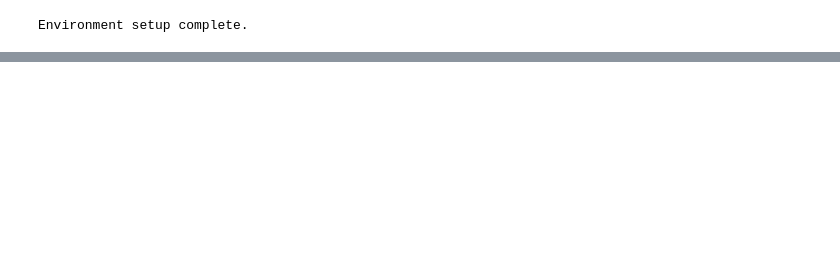
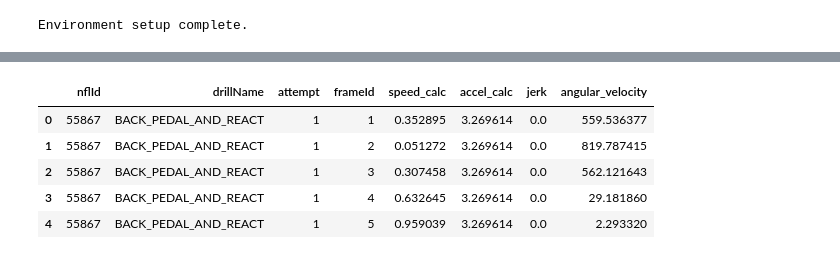
Before and after one commit to Maverick-0508/automatic-enigma, a Jupyter notebook: notebook-nflbigdatabowl.ipynb, the cells around one changed output, grey strips where cells are left out. Cells and saved outputs as stored; diff of their text form; code cells hidden in the pictures; blank space fills up the shorter version.

```diff
--- a/notebook-nflbigdatabowl.ipynb
+++ b/notebook-nflbigdatabowl.ipynb
@@ -46,0 +109,80 @@ Environment setup complete.
+# %%
+import numpy as np
+import pandas as pd
+from scipy.signal import savgol_filter
+
+# 1. Load Combine Tracking Data
+print("Loading combine_tracking.csv...")
+combine_tracking = load_and_optimize('combine_tracking.csv')
+
+# 2. Rename columns uniquely (avoid duplicate column names)
+column_mapping = {
+    'nfl_id': 'nflId',
+    'drill_name': 'drillName',
+    'drill_type': 'drillType',
+    'event_id': 'eventId'
+}
+combine_tracking = combine_tracking.rename(columns=column_mapping)
+
+print(f"✅ Combine Tracking loaded: {len(combine_tracking):,} rows across {combine_tracking['nflId'].nunique()} prospects.")
+
+# 3. Kinematic Feature Extraction Function
+def extract_kinematics(df: pd.DataFrame, window_length: int = 9, poly_order: int = 2) -> pd.DataFrame:
+    """
+    Applies Savitzky-Golay smoothing to 10 Hz coordinates to calculate
+    velocity, acceleration, jerk, and angular change of direction rate.
+    """
+    dt = 0.1  # 10 Hz sampling rate (0.1s per frame)
+    processed_list = []
+
+    # Group by prospect, drill, and attempt
+    group_cols = [col for col in ['nflId', 'drillName', 'attempt'] if col in df.columns]
+
+    for _, group in df.groupby(group_cols):
+        # Sort sequentially by timestamp
+        if 'time' in group.columns:
+            group = group.sort_values('time').reset_index(drop=True)
+        else:
+            group = group.reset_index(drop=True)
+
+        # Create 1-based sequential frameId for time-series operations
+        group['frameId'] = np.arange(len(group)) + 1
+
+        # Skip drill trials shorter than the filter window
+        if len(group) < window_length:
+            continue
+
+        # 1. Positional Smoothing (Yards)
+        group['x_smooth'] = savgol_filter(group['x'], window_length, poly_order)
+        group['y_smooth'] = savgol_filter(group['y'], window_length, poly_order)
+
+        # 2. Velocity components (Yards / Sec)
+        group['vx'] = savgol_filter(group['x'], window_length, poly_order, deriv=1, delta=dt)
+        group['vy'] = savgol_filter(group['y'], window_length, poly_order, deriv=1, delta=dt)
+        group['speed_calc'] = np.hypot(group['vx'], group['vy'])
+
+        # 3. Acceleration components (Yards / Sec²)
+        group['ax'] = savgol_filter(group['x'], window_length, poly_order, deriv=2, delta=dt)
+        group['ay'] = savgol_filter(group['y'], window_length, poly_order, deriv=2, delta=dt)
+        group['accel_calc'] = np.hypot(group['ax'], group['ay'])
+
+        # 4. Jerk components (Yards / Sec³ - movement fluidity)
+        group['jx'] = savgol_filter(group['x'], window_length, poly_order, deriv=3, delta=dt)
+        group['jy'] = savgol_filter(group['y'], window_length, poly_order, deriv=3, delta=dt)
+        group['jerk'] = np.hypot(group['jx'], group['jy'])
+
+        # 5. Angular Velocity (Degrees / Sec - Change of Direction rate)
+        motion_angles = np.unwrap(np.arctan2(group['vy'], group['vx']))
+        group['angular_velocity'] = np.abs(np.gradient(np.degrees(motion_angles), dt))
+
+        processed_list.append(group)
+
+    return pd.concat(processed_list, ignore_index=True) if processed_list else pd.DataFrame()
+
+# 4. Run Kinematic Feature Extraction
+combine_processed = extract_kinematics(combine_tracking)
+
+print("\n✅ Kinematic Feature Extraction Complete!")
+show_cols = ['nflId', 'drillName', 'attempt', 'frameId', 'speed_calc', 'accel_calc', 'jerk', 'angular_velocity']
+display(combine_processed[[c for c in show_cols if c in combine_processed.columns]].head())
+# %% [output]
@@ -46,0 +193,6 @@ Environment setup complete.
+|  | nflId | drillName | attempt | frameId | speed_calc | accel_calc | jerk | angular_velocity |
+| 0 | 55867 | BACK_PEDAL_AND_REACT | 1 | 1 | 0.352895 | 3.269614 | 0.0 | 559.536377 |
+| 1 | 55867 | BACK_PEDAL_AND_REACT | 1 | 2 | 0.051272 | 3.269614 | 0.0 | 819.787415 |
+| 2 | 55867 | BACK_PEDAL_AND_REACT | 1 | 3 | 0.307458 | 3.269614 | 0.0 | 562.121643 |
+| 3 | 55867 | BACK_PEDAL_AND_REACT | 1 | 4 | 0.632645 | 3.269614 | 0.0 | 29.181860 |
+| 4 | 55867 | BACK_PEDAL_AND_REACT | 1 | 5 | 0.959039 | 3.269614 | 0.0 | 2.293320 |
```
Also changed, not shown: parts of 6 cells of this notebook.
